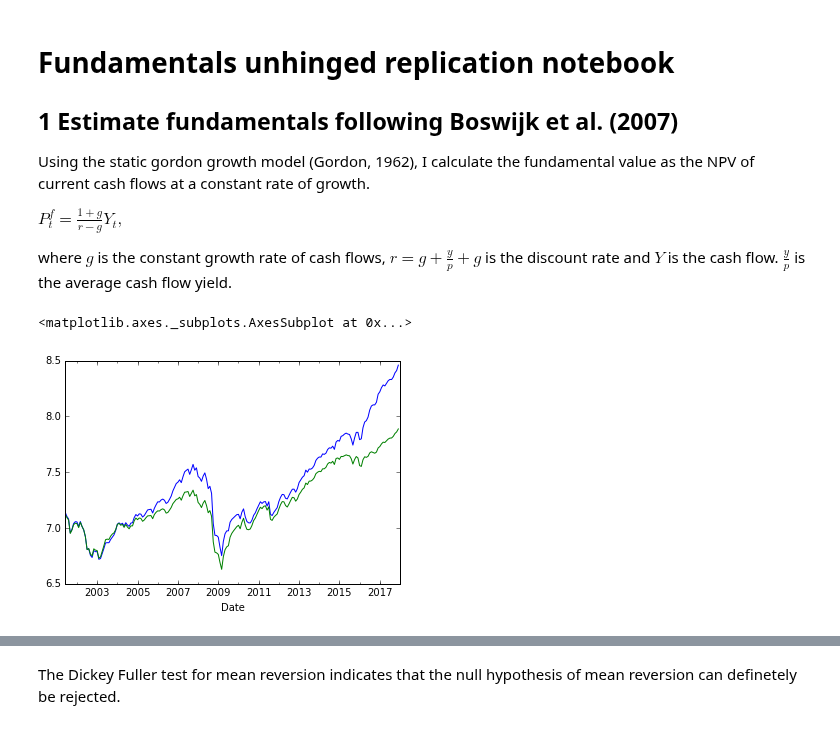
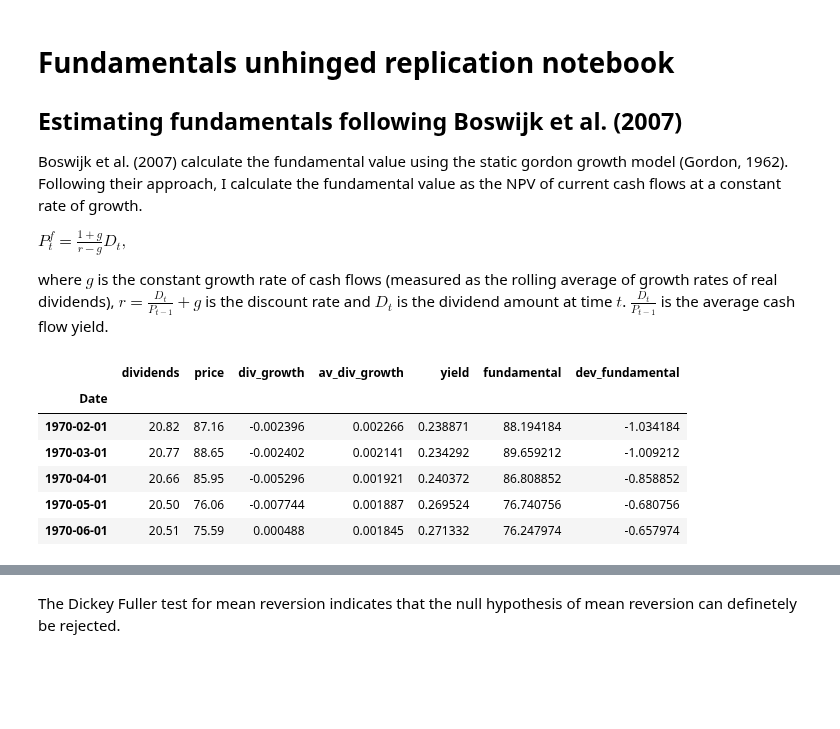
Before and after one commit to joerischasfoort/sim-fin-abm, a Jupyter notebook: Fundamentals-unhinged-baseline-replication.ipynb, the cells around one changed output, grey strips where cells are left out. Cells and saved outputs as stored; diff of their text form; code cells hidden in the pictures; blank space fills up the shorter version.

```diff
--- a/Fundamentals-unhinged-baseline-replication.ipynb
+++ b/Fundamentals-unhinged-baseline-replication.ipynb
@@ -11,13 +11,13 @@ from functions.helpers import hurst
 # %% [markdown]
 # Fundamentals unhinged replication notebook
 
-## 1 Estimate fundamentals following Boswijk et al. (2007)
+## Estimating fundamentals following Boswijk et al. (2007)
 
-Using the static gordon growth model (Gordon, 1962), I calculate the fundamental value as the NPV of current cash flows at a constant rate of growth.
+Boswijk et al. (2007) calculate the fundamental value using the static gordon growth model (Gordon, 1962). Following their approach, I calculate the fundamental value as the NPV of current cash flows at a constant rate of growth.
 
-$P^f_t = \frac{1 + g}{r - g} Y_t,$
+$P^f_t = \frac{1 + g}{r - g} D_t,$
 
-where $g$ is the constant growth rate of cash flows, $r = g + \frac{y}{p} + g$ is the discount rate and $Y$ is the cash flow. $\frac{y}{p}$ is the average cash flow yield.
+where $g$ is the constant growth rate of cash flows (measured as the rolling average of growth rates of real dividends), $r = \frac{D_t}{P_{t-1}} + g$ is the discount rate and $D_t$ is the dividend amount at time $t$. $\frac{D_t}{P_{t-1}}$ is the average cash flow yield.
 # %%
 start_date = '1960-01-01'
 end_date = '2017-12-31'
@@ -36,9 +36,13 @@ spy_all = spy_all.iloc[window:]
 # %%
 spy_all['fundamental'] = ((1 + spy_all['av_div_growth']) / (spy_all['yield'] - spy_all['av_div_growth'])) * spy_all['dividends']
 spy_all['dev_fundamental'] = spy_all['price'] - spy_all['fundamental']
-# %%
-np.log(spy_all['fundamental']).iloc[-200:].plot()
-np.log(spy_all['price']).iloc[-200:].plot()
-# %% [output]
-<matplotlib.axes._subplots.AxesSubplot at 0x...>
-[figure, removed]
+# %%
+spy_all.head()
+# %% [output]
+|  | dividends | price | div_growth | av_div_growth | yield | fundamental | dev_fundamental |
+| Date |  |  |  |  |  |  |  |
+| 1970-02-01 | 20.82 | 87.16 | -0.002396 | 0.002266 | 0.238871 | 88.194184 | -1.034184 |
+| 1970-03-01 | 20.77 | 88.65 | -0.002402 | 0.002141 | 0.234292 | 89.659212 | -1.009212 |
+| 1970-04-01 | 20.66 | 85.95 | -0.005296 | 0.001921 | 0.240372 | 86.808852 | -0.858852 |
+| 1970-05-01 | 20.50 | 76.06 | -0.007744 | 0.001887 | 0.269524 | 76.740756 | -0.680756 |
+| 1970-06-01 | 20.51 | 75.59 | 0.000488 | 0.001845 | 0.271332 | 76.247974 | -0.657974 |
```
Also changed, not shown: parts of 4 cells of this notebook.
